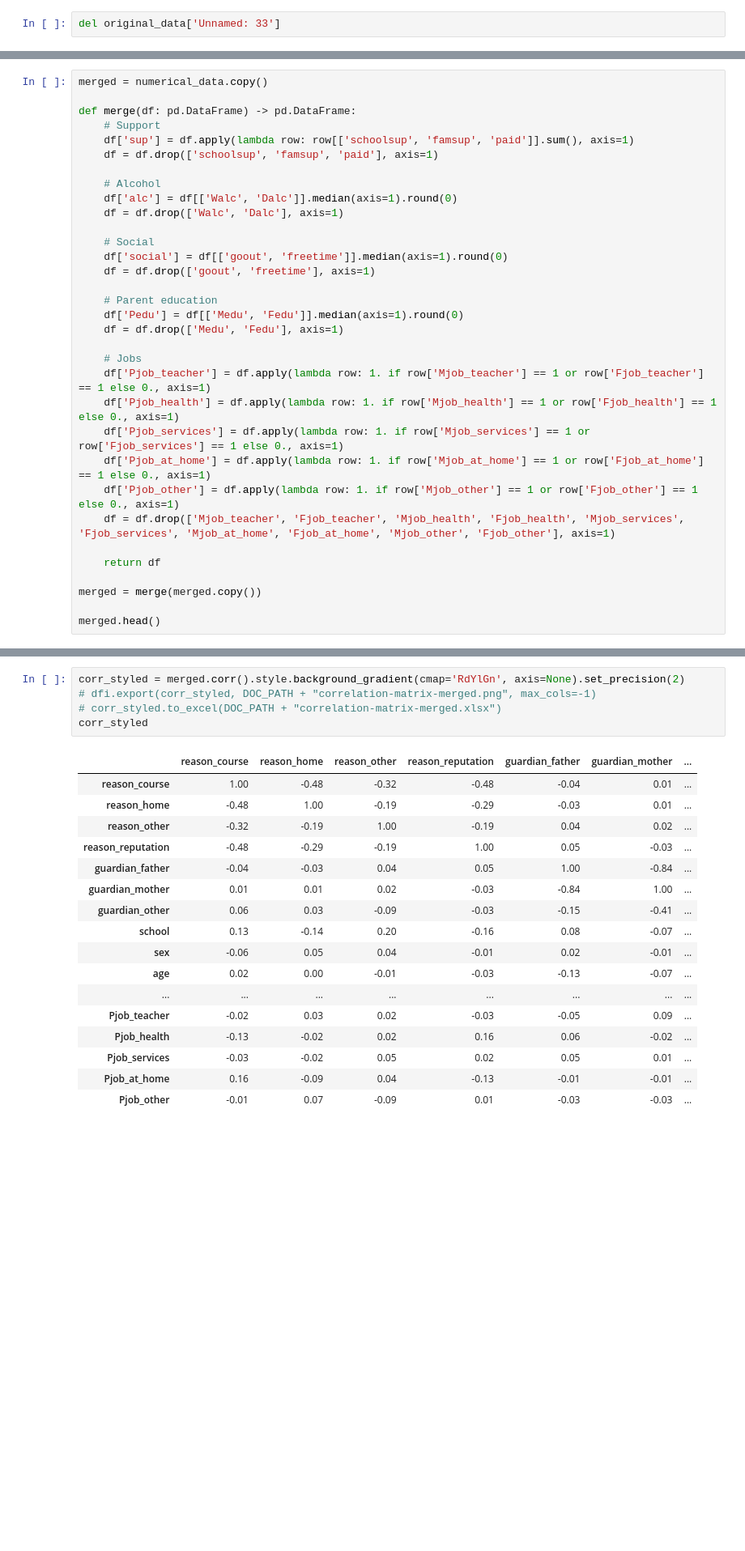
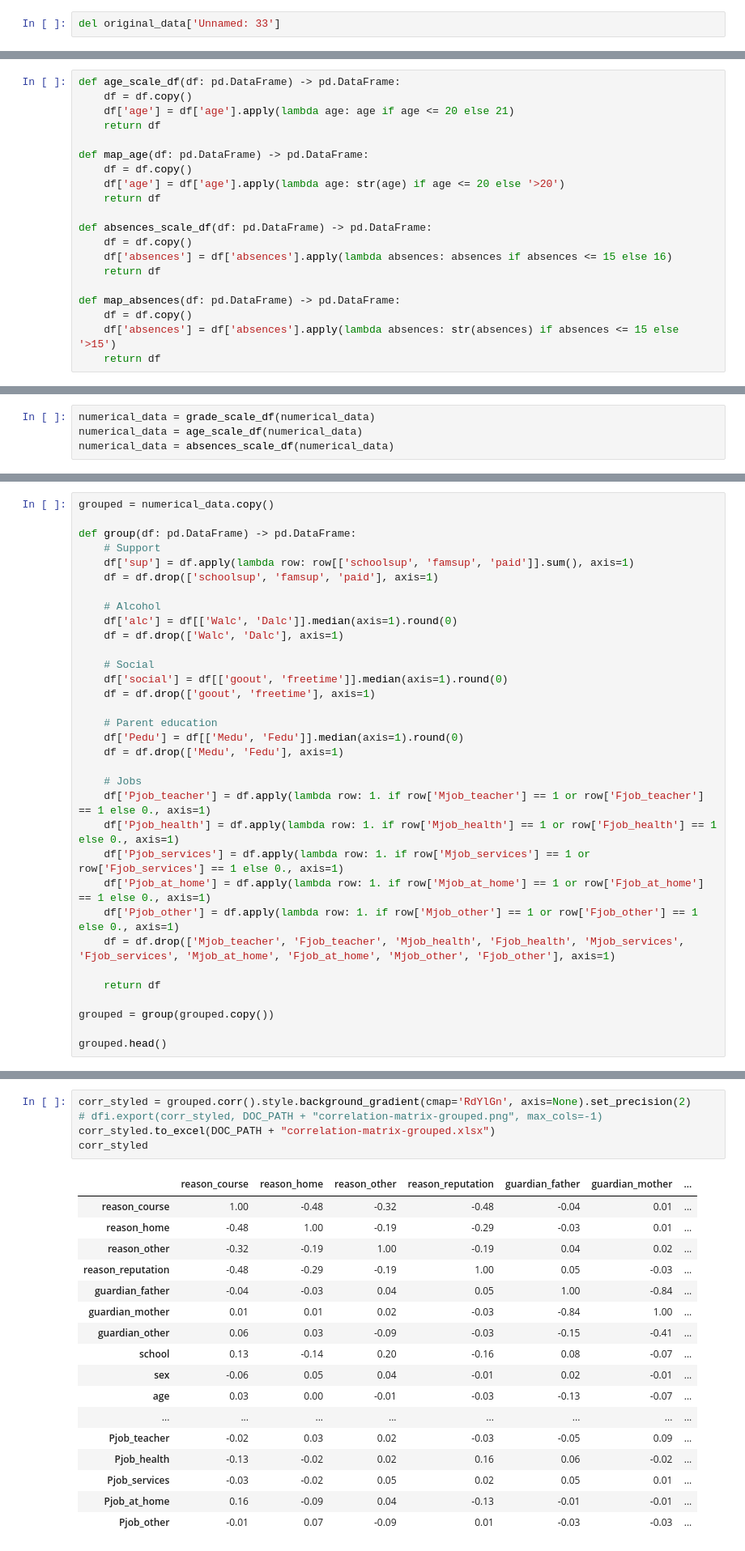
Before and after one commit to Super-T02/ki-bayesian-networks, a Jupyter notebook: src/analyse-data.ipynb, the cells around one changed output, grey strips where cells are left out. Shown at 81% size. Saved outputs shown, nothing was run; the diff lists cells and outputs as text; blank space fills up the shorter version.

```diff
--- a/src/analyse-data.ipynb
+++ b/src/analyse-data.ipynb
@@ -229,0 +294,20 @@ original_data[original_data['G3'] == 0]
+# %%
+def age_scale_df(df: pd.DataFrame) -> pd.DataFrame:
+    df = df.copy()
+    df['age'] = df['age'].apply(lambda age: age if age <= 20 else 21)
+    return df
+
+def map_age(df: pd.DataFrame) -> pd.DataFrame:
+    df = df.copy()
+    df['age'] = df['age'].apply(lambda age: str(age) if age <= 20 else '>20')
+    return df
+
+def absences_scale_df(df: pd.DataFrame) -> pd.DataFrame:
+    df = df.copy()
+    df['absences'] = df['absences'].apply(lambda absences: absences if absences <= 15 else 16)
+    return df
+
+def map_absences(df: pd.DataFrame) -> pd.DataFrame:
+    df = df.copy()
+    df['absences'] = df['absences'].apply(lambda absences: str(absences) if absences <= 15 else '>15')
+    return df
@@ -230,3 +337,7 @@ original_data[original_data['G3'] == 0]
+# %%
+numerical_data = grade_scale_df(numerical_data)
+numerical_data = age_scale_df(numerical_data)
+numerical_data = absences_scale_df(numerical_data)
 # %% [markdown]
 ### 2.1. Correlation matrix
 
@@ -273,9 +376,9 @@ The current data contains a lot of columns, which may not all be needed for the
 - *goout* and *freetime* are merged to *social*
 - *Medu* and *Fedu* are merged to *Pedu*
 # %%
-merged = numerical_data.copy()
+grouped = numerical_data.copy()
 
-def merge(df: pd.DataFrame) -> pd.DataFrame:
+def group(df: pd.DataFrame) -> pd.DataFrame:
     # Support
     df['sup'] = df.apply(lambda row: row[['schoolsup', 'famsup', 'paid']].sum(), axis=1)
     df = df.drop(['schoolsup', 'famsup', 'paid'], axis=1)
@@ -302,9 +405,9 @@ def merge(df: pd.DataFrame) -> pd.DataFrame:
 
     return df
 
-merged = merge(merged.copy())
+grouped = group(grouped.copy())
 
-merged.head()
+grouped.head()
 # %% [output]
 |  | reason_course | reason_home | reason_other | reason_reputation | guardian_father | guardian_mother | ... |
 | 0 | 0.0 | 0.0 | 1.0 | 0.0 | 1.0 | 0.0 | ... |
@@ -358,20 +461,20 @@ Now the correlation matrix is displayed again, but with the merged columns. The
 # %%
-corr_styled = merged.corr().style.background_gradient(cmap='RdYlGn', axis=None).set_precision(2)
-# dfi.export(corr_styled, DOC_PATH + "correlation-matrix-merged.png", max_cols=-1)
-# corr_styled.to_excel(DOC_PATH + "correlation-matrix-merged.xlsx")
+corr_styled = grouped.corr().style.background_gradient(cmap='RdYlGn', axis=None).set_precision(2)
+# dfi.export(corr_styled, DOC_PATH + "correlation-matrix-grouped.png", max_cols=-1)
+corr_styled.to_excel(DOC_PATH + "correlation-matrix-grouped.xlsx")
 corr_styled
 # %% [output]
 |  | reason_course | reason_home | reason_other | reason_reputation | guardian_father | guardian_mother | ... |
 | reason_course | 1.00 | -0.48 | -0.32 | -0.48 | -0.04 | 0.01 | ... |
 | reason_home | -0.48 | 1.00 | -0.19 | -0.29 | -0.03 | 0.01 | ... |
 | reason_other | -0.32 | -0.19 | 1.00 | -0.19 | 0.04 | 0.02 | ... |
 | reason_reputation | -0.48 | -0.29 | -0.19 | 1.00 | 0.05 | -0.03 | ... |
 | guardian_father | -0.04 | -0.03 | 0.04 | 0.05 | 1.00 | -0.84 | ... |
 | guardian_mother | 0.01 | 0.01 | 0.02 | -0.03 | -0.84 | 1.00 | ... |
 | guardian_other | 0.06 | 0.03 | -0.09 | -0.03 | -0.15 | -0.41 | ... |
 | school | 0.13 | -0.14 | 0.20 | -0.16 | 0.08 | -0.07 | ... |
 | sex | -0.06 | 0.05 | 0.04 | -0.01 | 0.02 | -0.01 | ... |
-| age | 0.02 | 0.00 | -0.01 | -0.03 | -0.13 | -0.07 | ... |
+| age | 0.03 | 0.00 | -0.01 | -0.03 | -0.13 | -0.07 | ... |
 | ... | ... | ... | ... | ... | ... | ... | ... |
 | Pjob_teacher | -0.02 | 0.03 | 0.02 | -0.03 | -0.05 | 0.09 | ... |
 | Pjob_health | -0.13 | -0.02 | 0.02 | 0.16 | 0.06 | -0.02 | ... |
```
Also changed, not shown: parts of 25 cells of this notebook, 20 other files.
